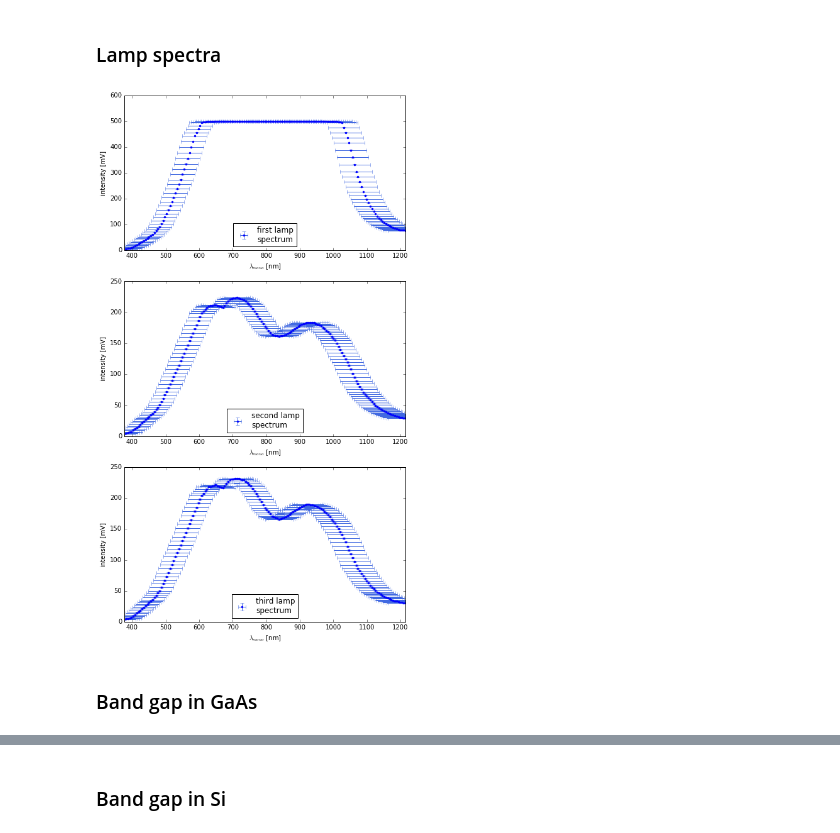
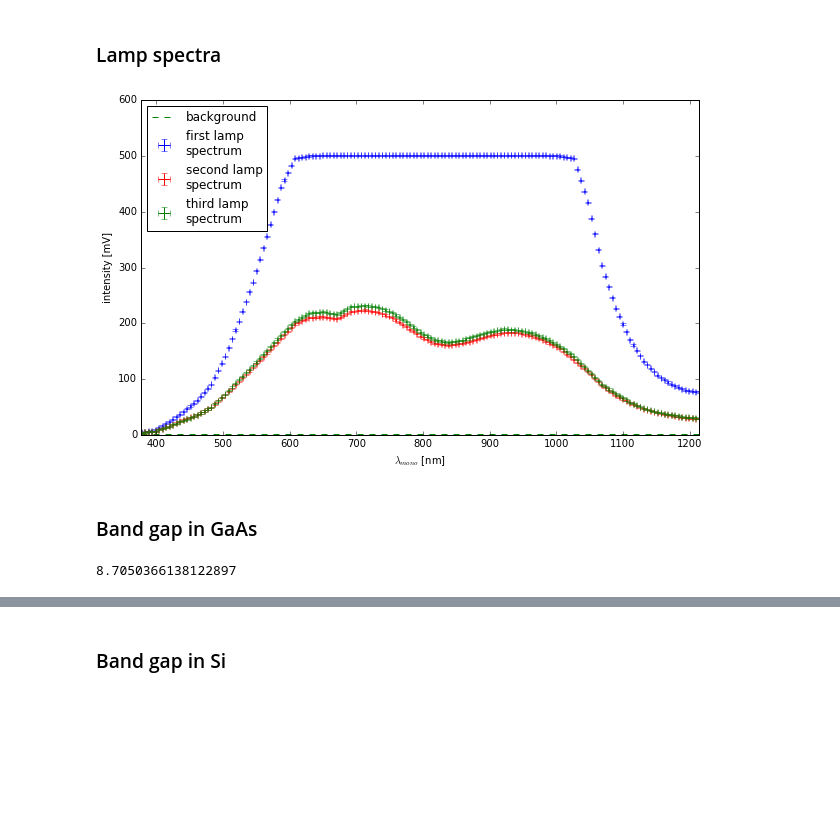
Before and after one commit to NlKLas/PyRePo, a Jupyter notebook: V44/V44.ipynb, the cells around one changed output, grey strips where cells are left out. Cells and saved outputs as stored; diff of their text form; code cells hidden in the pictures; blank space fills up the shorter version.

```diff
--- a/V44/V44.ipynb
+++ b/V44/V44.ipynb
@@ -21,21 +21,21 @@ U_0 = 2 # mV
 Δa = 1 # °
 
 a_1 = data[0][0] # °
-U_1 = data[0][1] # mV
+U_1 = data[0][1] - U_0 # mV
 λ_1 = 600 # nm
 
 λ_2 = [768, 905, 1060] # nm
 mono_2 = [data[1][0], data[2][0], data[3][0]] # nm
-U_2 = [data[1][1], data[2][1], data[3][1]] # mV
+U_2 = [data[1][1] - U_0, data[2][1] - U_0, data[3][1] - U_0] # mV
 
 mono_la = data[6][0] # nm
-U_la = [data[6][1], data[6][2], data[6][3]] # mV
+U_la = [data[6][1] - U_0, data[6][2] - U_0, data[6][3] - U_0] # mV
 
 mono_si = [data[7][0], data[8][0]] # nm
-U_si = [data[7][1], data[8][1]] # mV
+U_si = [data[7][1] - U_0, data[8][1] - U_0] # mV
 
 mono_ga = [data[4][0], data[5][0]] # nm
-U_ga = [data[4][1], data[5][1]] # mV
+U_ga = [data[4][1] - U_0, data[5][1] - U_0] # mV
 # %% [output]
 From Data the following files were imported:
 
@@ -131,13 +129,13 @@ err_2 = np.zeros([3,3])
 χ2_2 = np.zeros(3)
 
 for i in [0,1,2]:
-    opt_2[i], cov_2[i] = curve_fit(gauss, mono_2[i], U_2[i] - U_0, p0 = [200, λ_2[i], 30])
+    opt_2[i], cov_2[i] = curve_fit(gauss, mono_2[i], U_2[i], p0 = [200, λ_2[i], 30])
     sigma_2 = np.sqrt(ΔU**2 + (Δmono*dgauss_dx(mono_2[i], *opt_2[i]))**2)
     #print(sigma_2)
-    opt_2[i], cov_2[i] = curve_fit(gauss, mono_2[i], U_2[i] - U_0, sigma = sigma_2, p0 = [200, λ_2[i], 30],
+    opt_2[i], cov_2[i] = curve_fit(gauss, mono_2[i], U_2[i], sigma = sigma_2, p0 = [200, λ_2[i], 30],
                                    absolute_sigma = True)
     err_2[i] = np.sqrt(np.diag(cov_2[i]))
-    χ2_2[i] = sum((U_2[i] - U_0 - gauss(mono_2[i], *opt_2[i]))**2/sigma_2**2)/(len(U_2[i]) - len(opt_2[i]))
+    χ2_2[i] = sum((U_2[i] - gauss(mono_2[i], *opt_2[i]))**2/sigma_2**2)/(len(U_2[i]) - len(opt_2[i]))
 
 opt_2, err_2, χ2_2
 # %% [output]
@@ -193,7 +191,7 @@ $\chi^2_{red}$ = %.2f"""%(opt_2[i][0],
 λ_mono = np.rollaxis(opt_2,1)[1]
 Δλ_mono = np.rollaxis(err_2,1)[1]
 
-opt_3, cov_3 = curve_fit(lin, λ_2, λ_mono, sigma = Δλ_mono)#, absolute_sigma = True)
+opt_3, cov_3 = curve_fit(lin, λ_2, λ_mono, sigma = Δλ_mono, absolute_sigma = True)
 err_3 = np.sqrt(np.diag(cov_3))
 χ2_3 = sum((λ_mono - lin(λ_2, *opt_3))**2/Δλ_mono**2)/(len(λ_mono) - len(opt_3))
 
@@ -238,27 +236,37 @@ def U_lamp(λ,per):
     array = per[0]*U_la[0] + per[1]*U_la[1] + per[2]*U_la[2]
     return (λ/20 - λ//20)*array[np.ceil(λ/20).astype(int) - 20] + (1 - λ/20 + λ//20)*array[np.floor(λ/20).astype(int) - 20]
 # %%
-fig, ax = plt.subplots(3, 1, figsize=(8,15))
+fig, ax = plt.subplots(1, 1, figsize=(10,6))
 
 x = np.linspace(400, 1200, 161)
 #ax[0][0].plot(λ_corr(x), U_lamp(x, [1, 0, 0]), label='first measurement')
 #ax[0][0].plot(λ_corr(x), U_lamp(x, [0, 1, 0]), label='second measurement')
 #ax[0][0].plot(λ_corr(x), U_lamp(x, [0, 0, 1]), label='third measurement')
 
-ax[0].errorbar(λ_corr(x), U_lamp(x, [1, 0, 0]), xerr=Δλ_corr(x), yerr=ΔU, ecolor='royalblue', fmt='.',
+ax.errorbar(λ_corr(x), U_lamp(x, [1, 0, 0]) + U_0, xerr=Δλ_corr(x), yerr=ΔU, ecolor='b', fmt='none',
                label='first lamp\nspectrum')
-ax[1].errorbar(λ_corr(x), U_lamp(x, [0, 1, 0]), xerr=Δλ_corr(x), yerr=ΔU, ecolor='royalblue', fmt='.',
+ax.axhline(U_0, ls='--', c='g', label='background')
+
+ax.errorbar(λ_corr(x), U_lamp(x, [0, 1, 0]) + U_0, xerr=Δλ_corr(x), yerr=ΔU, ecolor='r', fmt='none',
                label='second lamp\nspectrum')
-ax[2].errorbar(λ_corr(x), U_lamp(x, [0, 0, 1]), xerr=Δλ_corr(x), yerr=ΔU, ecolor='royalblue', fmt='.',
+#ax[1].axhline(U_0, ls='--', c='g', label='background')
+
+ax.errorbar(λ_corr(x), U_lamp(x, [0, 0, 1]) + U_0, xerr=Δλ_corr(x), yerr=ΔU, ecolor='g', fmt='none',
                label='third lamp\nspectrum')
+#ax[2].axhline(U_0, ls='--', c='g', label='background')
 
-for i in [0,1,2]:
-    ax[i].set_xlim(min(λ_corr(x)), max(λ_corr(x)))
-    ax[i].legend(loc=8)
-    ax[i].set_xlabel('$\lambda_{mono}$ [nm]')
-    ax[i].set_ylabel('intensity [mV]')
+#for i in [0,1,2]:
+ax.set_xlim(min(λ_corr(x)), max(λ_corr(x)))
+ax.legend(loc=0)
+ax.set_xlabel('$\lambda_{mono}$ [nm]')
+ax.set_ylabel('intensity [mV]')
 #fig.savefig('lamp_spectra.pdf')
 # %% [output]
-[figure, old version]
+[figure, new version]
 # %% [markdown]
 ### Band gap in GaAs
+# %%
+Δα(max(10**-3,U_ga[0][i]), ΔU, U_lamp(mono_ga[0][i], [0.3,0.7,0]), ΔU)
+α(max(10**-3,U_ga[0][i]), U_lamp(mono_ga[0][i], [0.3,0.7,0])) - 1
+# %% [output]
+8.7050366138122897
```
Also changed, not shown: parts of 9 cells of this notebook, 7 other files.
